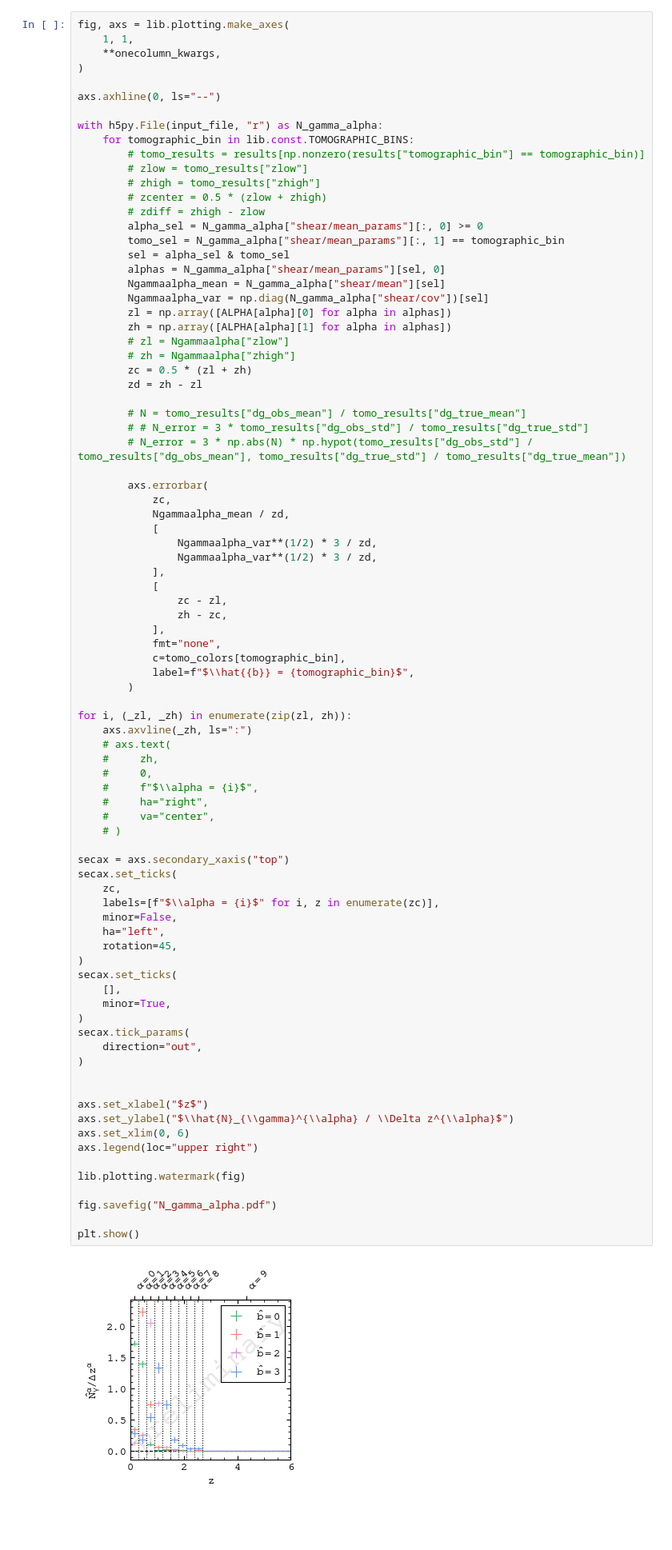
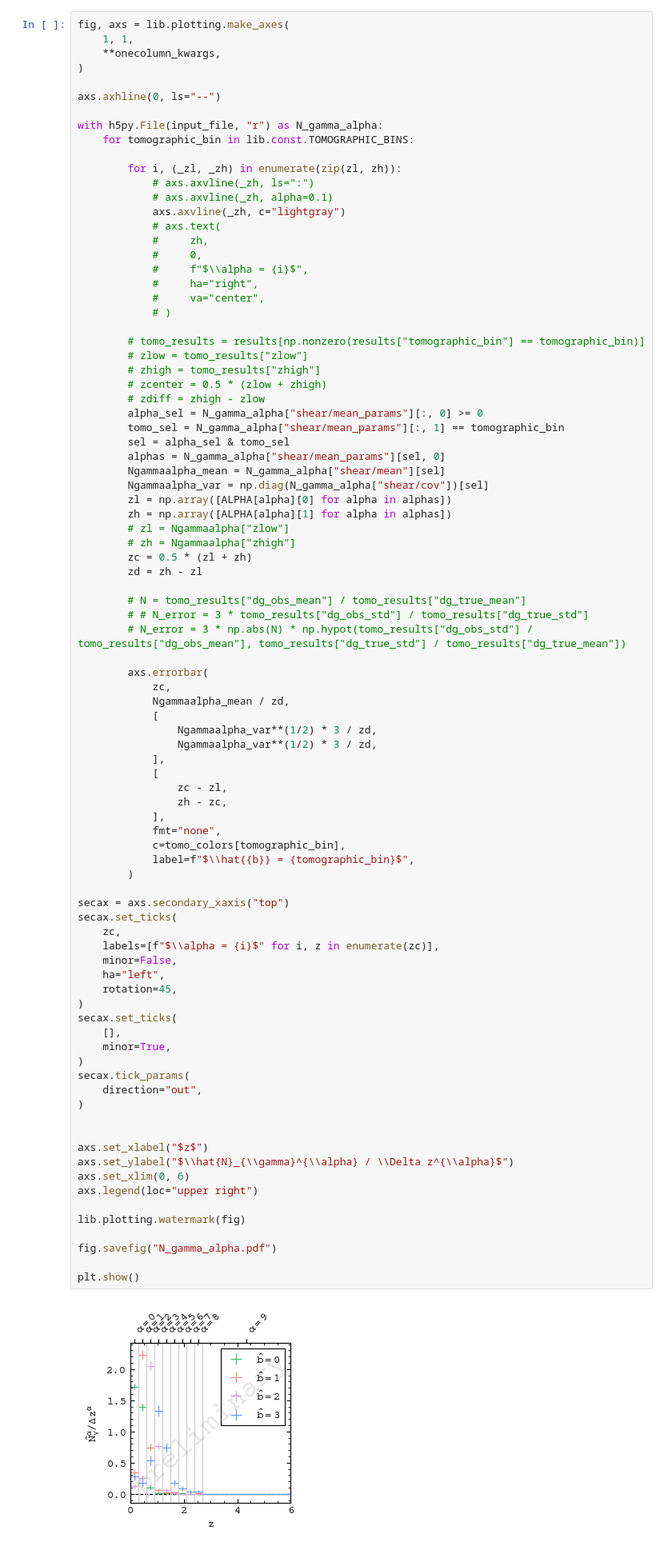
Before and after one commit to sidneymau/des-y6-image-sims-analysis, a Jupyter notebook: plots/N_gamma_alpha.ipynb, the cells around one changed output. Shown at 80% size. Drawn from its saved outputs; the diff is of its cells as text; blank space fills up the shorter version.

Commit message:
update N_gamma_alpha figs

```diff
--- a/plots/N_gamma_alpha.ipynb
+++ b/plots/N_gamma_alpha.ipynb
@@ -71,6 +71,19 @@ axs.axhline(0, ls="--")
 
 with h5py.File(input_file, "r") as N_gamma_alpha:
     for tomographic_bin in lib.const.TOMOGRAPHIC_BINS:
+
+        for i, (_zl, _zh) in enumerate(zip(zl, zh)):
+            # axs.axvline(_zh, ls=":")
+            # axs.axvline(_zh, alpha=0.1)
+            axs.axvline(_zh, c="lightgray")
+            # axs.text(
+            #     zh,
+            #     0,
+            #     f"$\\alpha = {i}$",
+            #     ha="right",
+            #     va="center",
+            # )
+
         # tomo_results = results[np.nonzero(results["tomographic_bin"] == tomographic_bin)]
         # zlow = tomo_results["zlow"]
         # zhigh = tomo_results["zhigh"]
@@ -109,42 +122,32 @@ with h5py.File(input_file, "r") as N_gamma_alpha:
             label=f"$\\hat{{b}} = {tomographic_bin}$",
         )
 
-for i, (_zl, _zh) in enumerate(zip(zl, zh)):
-    axs.axvline(_zh, ls=":")
-    # axs.text(
-    #     zh,
-    #     0,
-    #     f"$\\alpha = {i}$",
-    #     ha="right",
-    #     va="center",
-    # )
-
 secax = axs.secondary_xaxis("top")
 secax.set_ticks(
     zc,
     labels=[f"$\\alpha = {i}$" for i, z in enumerate(zc)],
     minor=False,
     ha="left",
     rotation=45,
 )
 secax.set_ticks(
     [],
     minor=True,
 )
 secax.tick_params(
     direction="out",
 )
 
 
 axs.set_xlabel("$z$")
 axs.set_ylabel("$\\hat{N}_{\\gamma}^{\\alpha} / \\Delta z^{\\alpha}$")
 axs.set_xlim(0, 6)
 axs.legend(loc="upper right")
 
 lib.plotting.watermark(fig)
 
 fig.savefig("N_gamma_alpha.pdf")
 
 plt.show()
 # %% [output]
-[figure, old version]
+[figure, new version]
```
Also changed, not shown: parts of 5 cells of this notebook, 1 other file.
